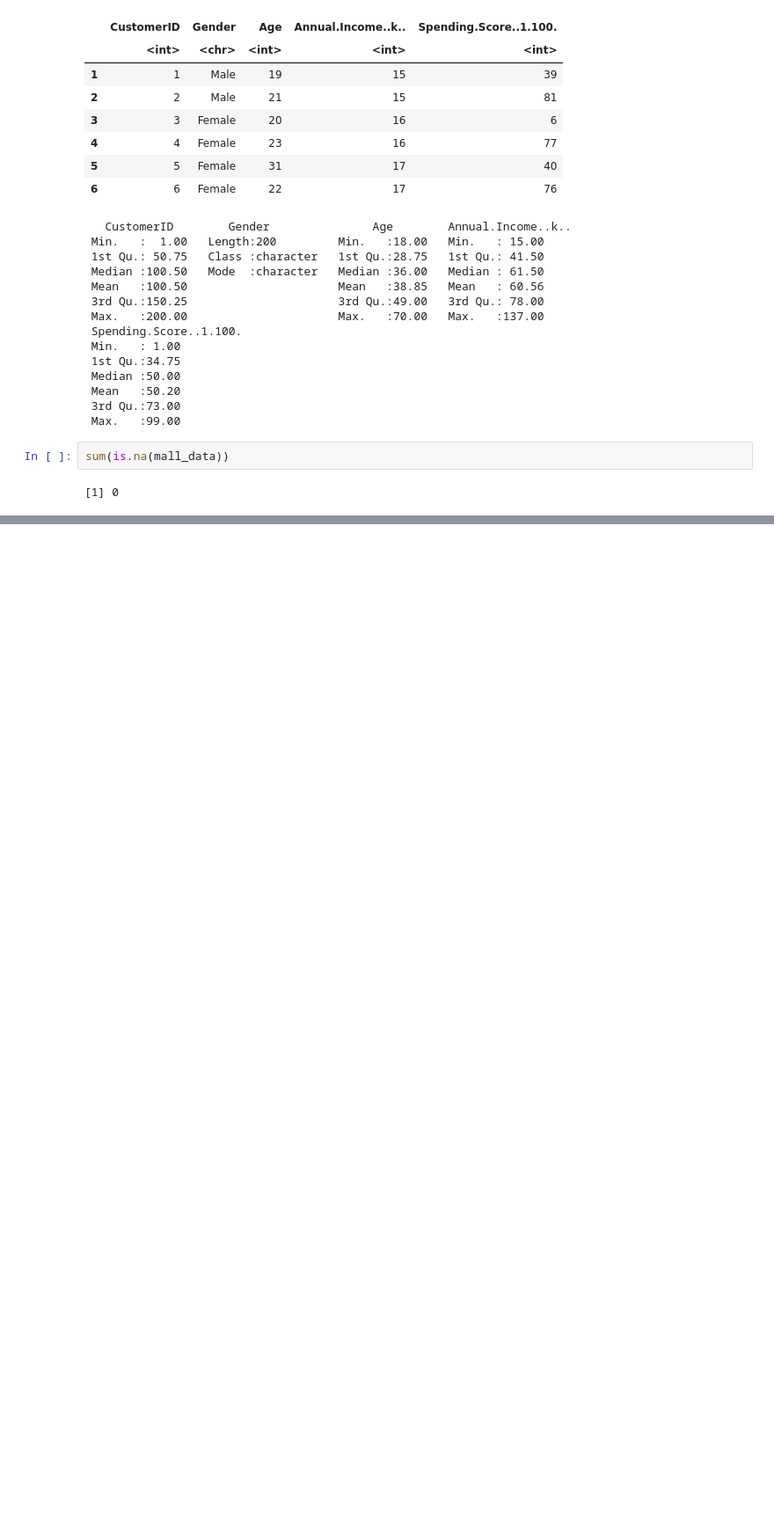
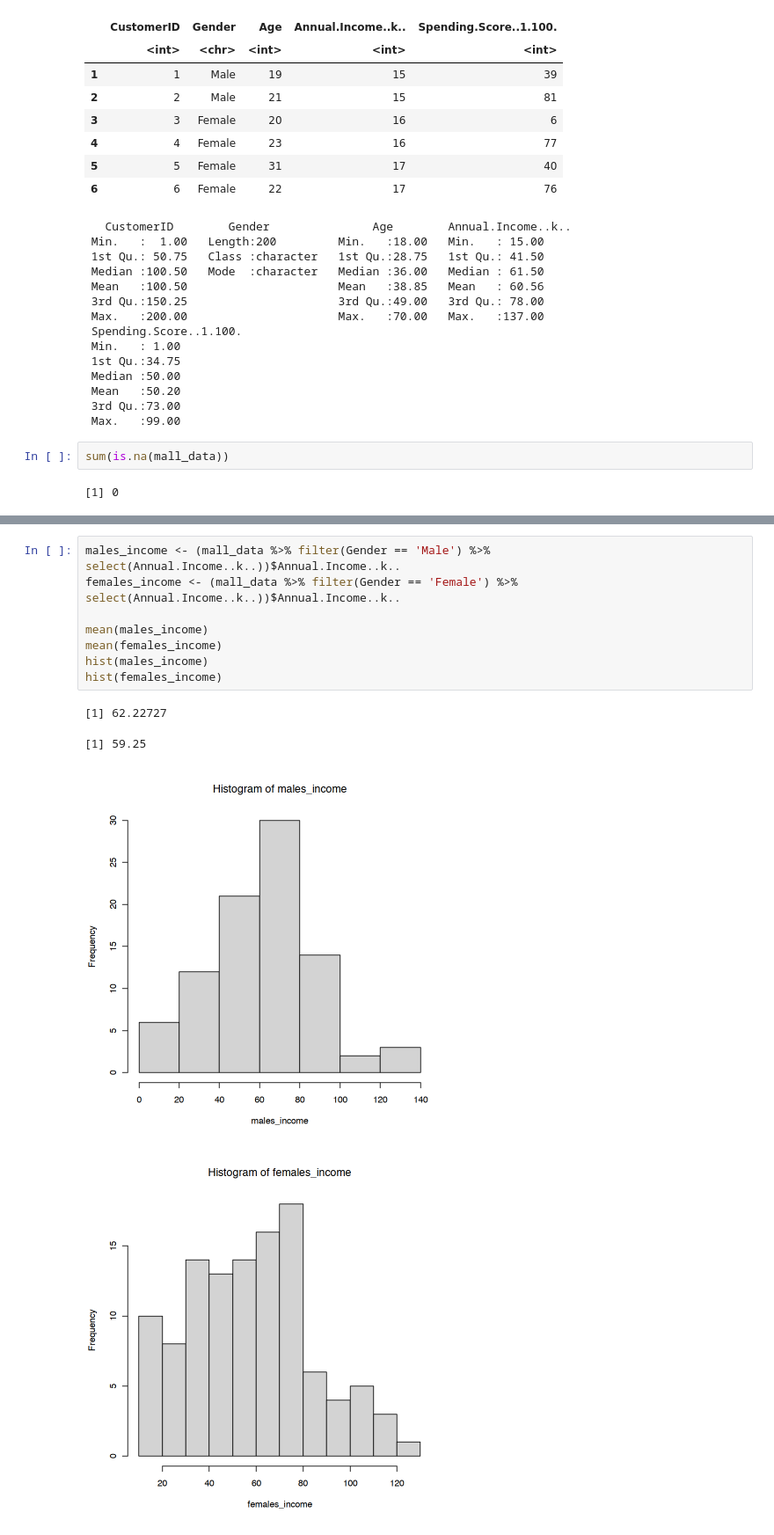
Before and after one commit to SoyOscarRH/Learning, a Jupyter notebook: UNAM/MachineLearning/Cluster/C de clusters y consumidores.ipynb, the cells around one changed output, grey strips where cells are left out. Shown at 88% size. Cells and saved outputs as stored; diff of their text form; blank space fills up the shorter version.

```diff
--- a/UNAM/MachineLearning/Cluster/C de clusters y consumidores.ipynb
+++ b/UNAM/MachineLearning/Cluster/C de clusters y consumidores.ipynb
@@ -96,0 +83,13 @@ A data.frame: 10 × 2
+# %%
+males_income <- (mall_data %>% filter(Gender == 'Male') %>% select(Annual.Income..k..))$Annual.Income..k..
+females_income <- (mall_data %>% filter(Gender == 'Female') %>% select(Annual.Income..k..))$Annual.Income..k..
+
+mean(males_income)
+mean(females_income)
+hist(males_income)
+hist(females_income)
+# %% [output]
+[1] 62.22727
+[1] 59.25
+[figure, added]
+[figure, added]
```
Also changed, not shown: parts of 26 cells of this notebook, 21 other files.
